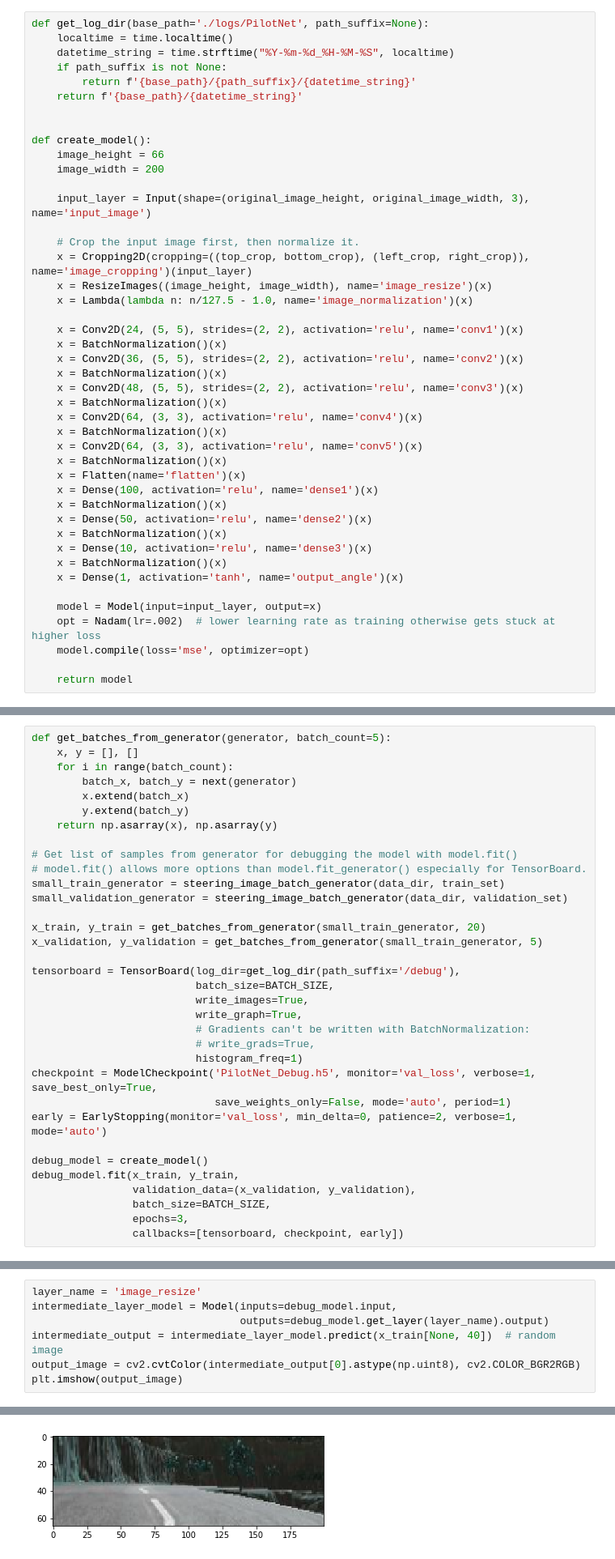
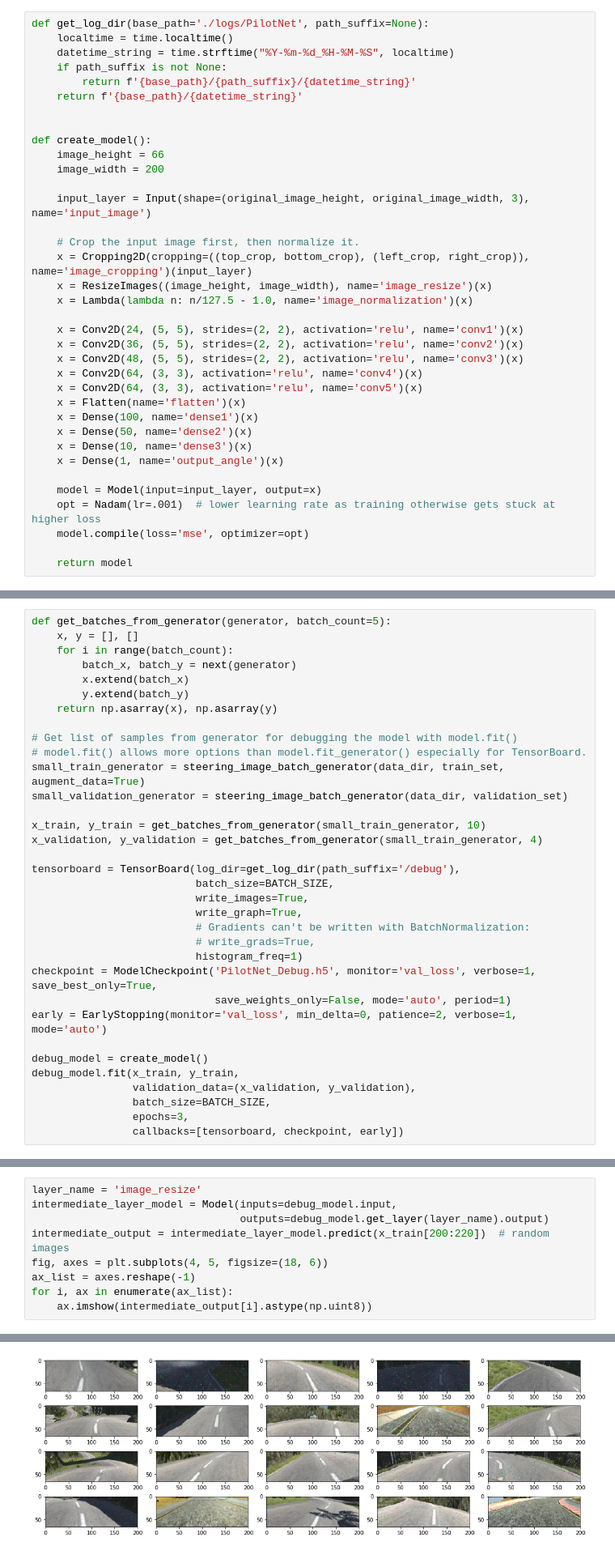
Before and after one commit to Pyrax/CarND-Behavioral-Cloning-P3, a Jupyter notebook: Behavioral_Cloning.ipynb, the cells around one changed output, grey strips where cells are left out. Shown at 81% size. Cells and saved outputs as stored; diff of their text form.

```diff
--- a/Behavioral_Cloning.ipynb
+++ b/Behavioral_Cloning.ipynb
@@ -301,26 +353,18 @@ def create_model():
     x = Lambda(lambda n: n/127.5 - 1.0, name='image_normalization')(x)
 
     x = Conv2D(24, (5, 5), strides=(2, 2), activation='relu', name='conv1')(x)
-    x = BatchNormalization()(x)
     x = Conv2D(36, (5, 5), strides=(2, 2), activation='relu', name='conv2')(x)
-    x = BatchNormalization()(x)
     x = Conv2D(48, (5, 5), strides=(2, 2), activation='relu', name='conv3')(x)
-    x = BatchNormalization()(x)
     x = Conv2D(64, (3, 3), activation='relu', name='conv4')(x)
-    x = BatchNormalization()(x)
     x = Conv2D(64, (3, 3), activation='relu', name='conv5')(x)
-    x = BatchNormalization()(x)
     x = Flatten(name='flatten')(x)
-    x = Dense(100, activation='relu', name='dense1')(x)
-    x = BatchNormalization()(x)
-    x = Dense(50, activation='relu', name='dense2')(x)
-    x = BatchNormalization()(x)
-    x = Dense(10, activation='relu', name='dense3')(x)
-    x = BatchNormalization()(x)
-    x = Dense(1, activation='tanh', name='output_angle')(x)
+    x = Dense(100, name='dense1')(x)
+    x = Dense(50, name='dense2')(x)
+    x = Dense(10, name='dense3')(x)
+    x = Dense(1, name='output_angle')(x)
 
     model = Model(input=input_layer, output=x)
-    opt = Nadam(lr=.002)  # lower learning rate as training otherwise gets stuck at higher loss
+    opt = Nadam(lr=.001)  # lower learning rate as training otherwise gets stuck at higher loss
     model.compile(loss='mse', optimizer=opt)
 
     return model
@@ -362,11 +406,11 @@ def get_batches_from_generator(generator, batch_count=5):
 
 # Get list of samples from generator for debugging the model with model.fit()
 # model.fit() allows more options than model.fit_generator() especially for TensorBoard.
-small_train_generator = steering_image_batch_generator(data_dir, train_set)
+small_train_generator = steering_image_batch_generator(data_dir, train_set, augment_data=True)
 small_validation_generator = steering_image_batch_generator(data_dir, validation_set)
 
-x_train, y_train = get_batches_from_generator(small_train_generator, 20)
-x_validation, y_validation = get_batches_from_generator(small_train_generator, 5)
+x_train, y_train = get_batches_from_generator(small_train_generator, 10)
+x_validation, y_validation = get_batches_from_generator(small_train_generator, 4)
 
 tensorboard = TensorBoard(log_dir=get_log_dir(path_suffix='/debug'),
                           batch_size=BATCH_SIZE,
@@ -405,7 +448,9 @@ Epoch 00003: early stopping
 layer_name = 'image_resize'
 intermediate_layer_model = Model(inputs=debug_model.input,
                                  outputs=debug_model.get_layer(layer_name).output)
-intermediate_output = intermediate_layer_model.predict(x_train[None, 40])  # random image
-output_image = cv2.cvtColor(intermediate_output[0].astype(np.uint8), cv2.COLOR_BGR2RGB)
-plt.imshow(output_image)
+intermediate_output = intermediate_layer_model.predict(x_train[200:220])  # random images
+fig, axes = plt.subplots(4, 5, figsize=(18, 6))
+ax_list = axes.reshape(-1)
+for i, ax in enumerate(ax_list):
+    ax.imshow(intermediate_output[i].astype(np.uint8))
 # %% [output]
@@ -413,4 +457,4 @@ plt.imshow(output_image)
-[figure, old version]
+[figure, new version]
 # %% [markdown]
 Checking that neural network has some valid predictions. If predictions are all same or very close to eachother, then there might be a mistake in our model or program.
 # %%
```
Also changed, not shown: parts of 19 cells of this notebook, 2 other files.
